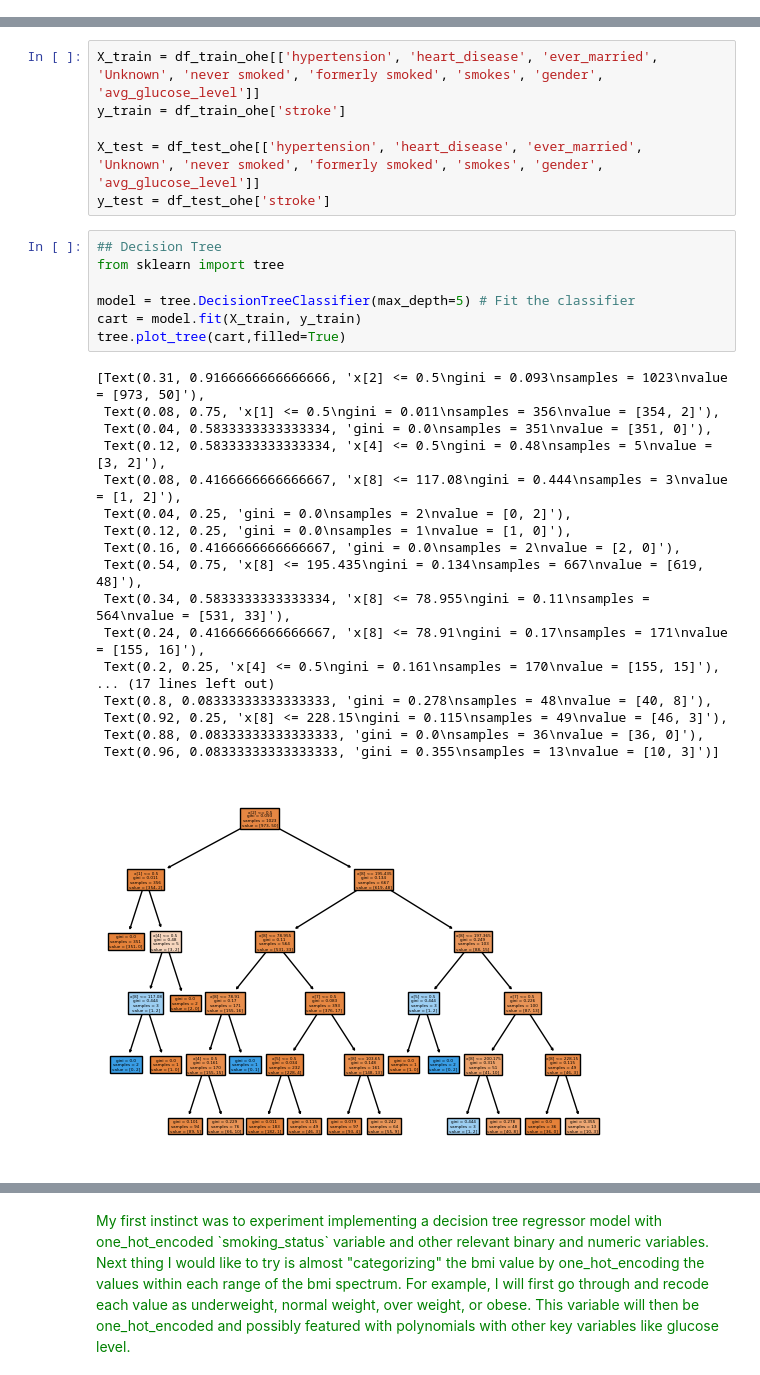
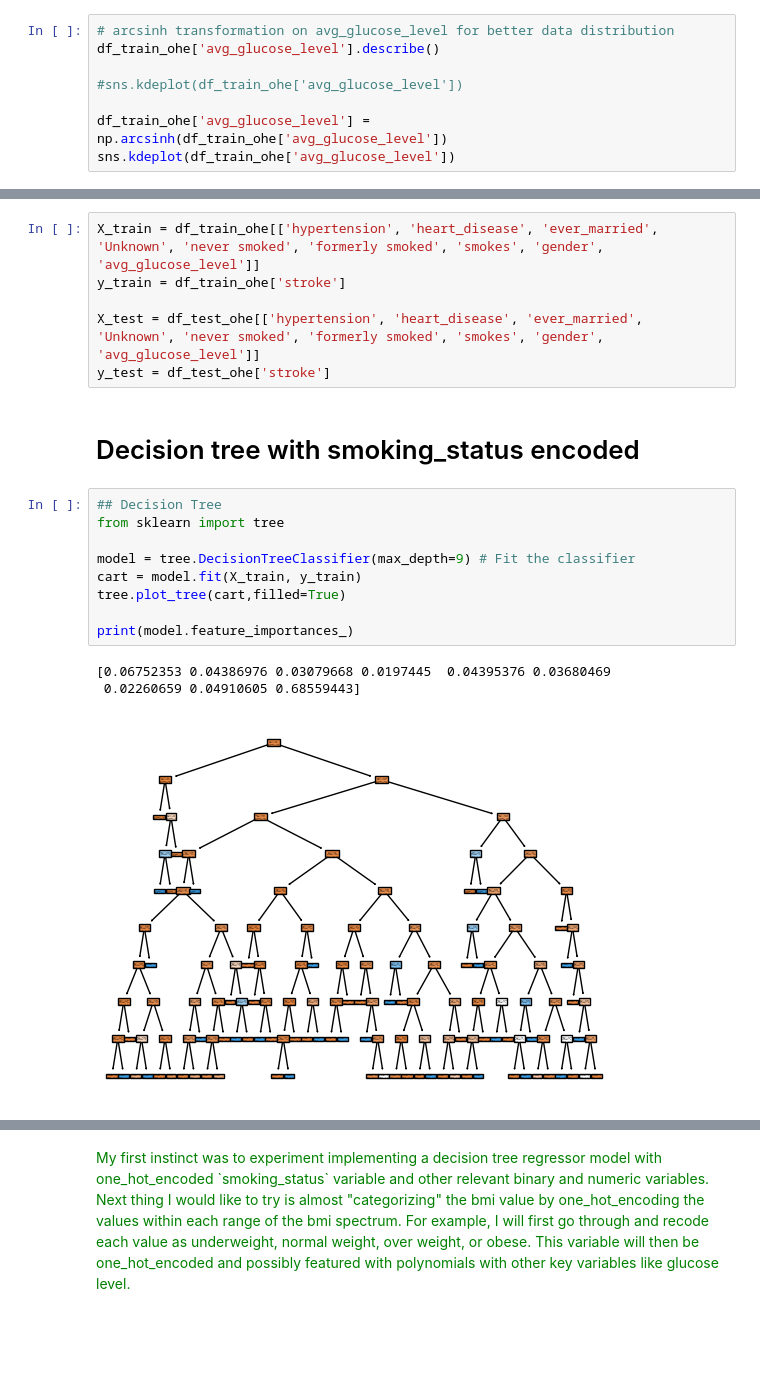
Before and after one commit to DS3001/group9, a Jupyter notebook: project_2/lab2.ipynb, the cells around one changed output, grey strips where cells are left out. Saved outputs shown, nothing was run; the diff lists cells and outputs as text; blank space fills up the shorter version.

```diff
--- a/project_2/lab2.ipynb
+++ b/project_2/lab2.ipynb
@@ -131,3 +132,11 @@ df_test_ohe.head()
 | 2 | 253 | 56543 | Female | 70.0 | 0 | 0 | 1 | Private | ... |
 | 3 | 255 | 32257 | Female | 47.0 | 0 | 0 | 1 | Private | ... |
 | 4 | 259 | 28674 | Female | 74.0 | 1 | 0 | 1 | Self-employed | ... |
+# %%
+# arcsinh transformation on avg_glucose_level for better data distribution
+df_train_ohe['avg_glucose_level'].describe()
+
+#sns.kdeplot(df_train_ohe['avg_glucose_level'])
+
+df_train_ohe['avg_glucose_level'] = np.arcsinh(df_train_ohe['avg_glucose_level'])
+sns.kdeplot(df_train_ohe['avg_glucose_level'])
@@ -179,32 +191,21 @@ y_train = df_train_ohe['stroke']
 
 X_test = df_test_ohe[['hypertension', 'heart_disease', 'ever_married', 'Unknown', 'never smoked', 'formerly smoked', 'smokes', 'gender', 'avg_glucose_level']]
 y_test = df_test_ohe['stroke']
+# %% [markdown]
+# Decision tree with smoking_status encoded
 # %%
 ## Decision Tree
 from sklearn import tree
 
-model = tree.DecisionTreeClassifier(max_depth=5) # Fit the classifier
+model = tree.DecisionTreeClassifier(max_depth=9) # Fit the classifier
 cart = model.fit(X_train, y_train)
 tree.plot_tree(cart,filled=True)
+
+print(model.feature_importances_)
 # %% [output]
-[Text(0.31, 0.9166666666666666, 'x[2] <= 0.5\ngini = 0.093\nsamples = 1023\nvalue = [973, 50]'),
- Text(0.08, 0.75, 'x[1] <= 0.5\ngini = 0.011\nsamples = 356\nvalue = [354, 2]'),
- Text(0.04, 0.5833333333333334, 'gini = 0.0\nsamples = 351\nvalue = [351, 0]'),
- Text(0.12, 0.5833333333333334, 'x[4] <= 0.5\ngini = 0.48\nsamples = 5\nvalue = [3, 2]'),
- Text(0.08, 0.4166666666666667, 'x[8] <= 117.08\ngini = 0.444\nsamples = 3\nvalue = [1, 2]'),
- Text(0.04, 0.25, 'gini = 0.0\nsamples = 2\nvalue = [0, 2]'),
- Text(0.12, 0.25, 'gini = 0.0\nsamples = 1\nvalue = [1, 0]'),
- Text(0.16, 0.4166666666666667, 'gini = 0.0\nsamples = 2\nvalue = [2, 0]'),
- Text(0.54, 0.75, 'x[8] <= 195.435\ngini = 0.134\nsamples = 667\nvalue = [619, 48]'),
- Text(0.34, 0.5833333333333334, 'x[8] <= 78.955\ngini = 0.11\nsamples = 564\nvalue = [531, 33]'),
- Text(0.24, 0.4166666666666667, 'x[8] <= 78.91\ngini = 0.17\nsamples = 171\nvalue = [155, 16]'),
- Text(0.2, 0.25, 'x[4] <= 0.5\ngini = 0.161\nsamples = 170\nvalue = [155, 15]'),
-... (17 lines left out)
- Text(0.8, 0.08333333333333333, 'gini = 0.278\nsamples = 48\nvalue = [40, 8]'),
- Text(0.92, 0.25, 'x[8] <= 228.15\ngini = 0.115\nsamples = 49\nvalue = [46, 3]'),
- Text(0.88, 0.08333333333333333, 'gini = 0.0\nsamples = 36\nvalue = [36, 0]'),
- Text(0.96, 0.08333333333333333, 'gini = 0.355\nsamples = 13\nvalue = [10, 3]')]
+[0.06752353 0.04386976 0.03079668 0.0197445  0.04395376 0.03680469
+ 0.02260659 0.04910605 0.68559443]
-[figure, old version]
+[figure, new version]
 # %%
 
 ## Make Predictions on the Test Set
```
Also changed, not shown: parts of 6 cells of this notebook.
